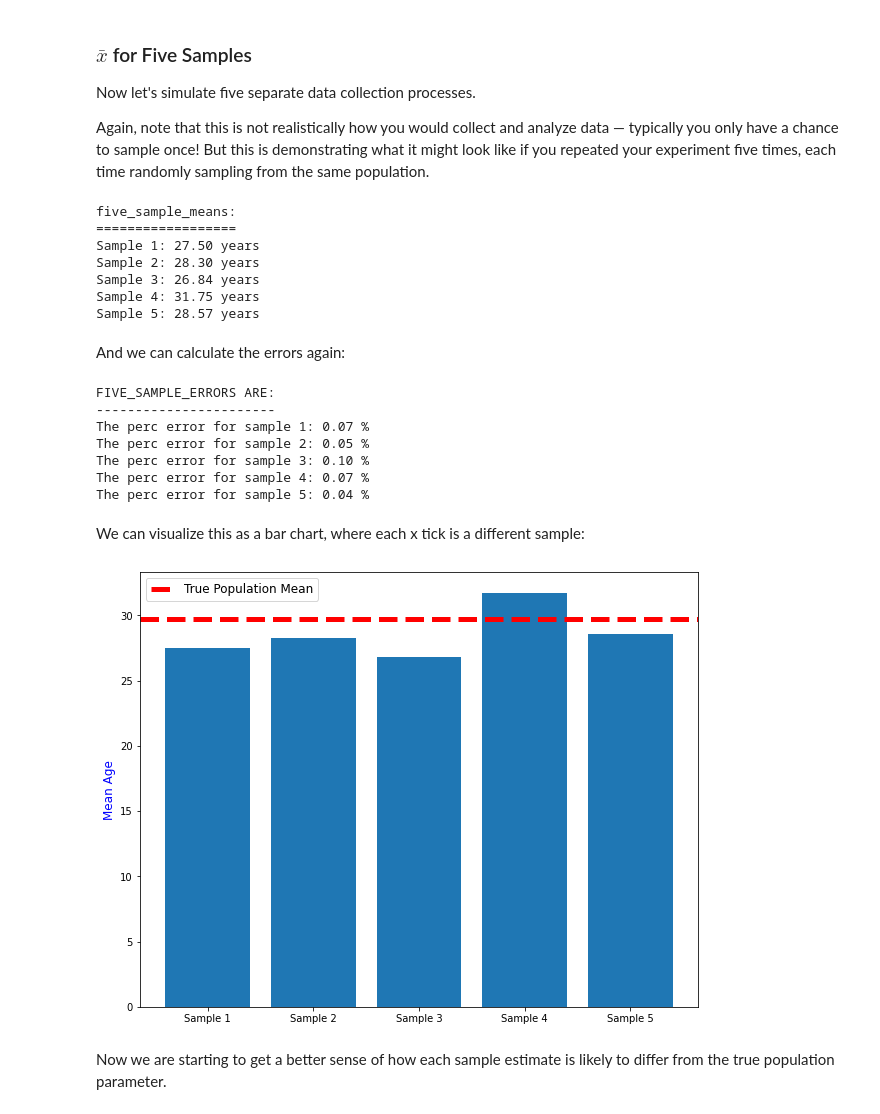
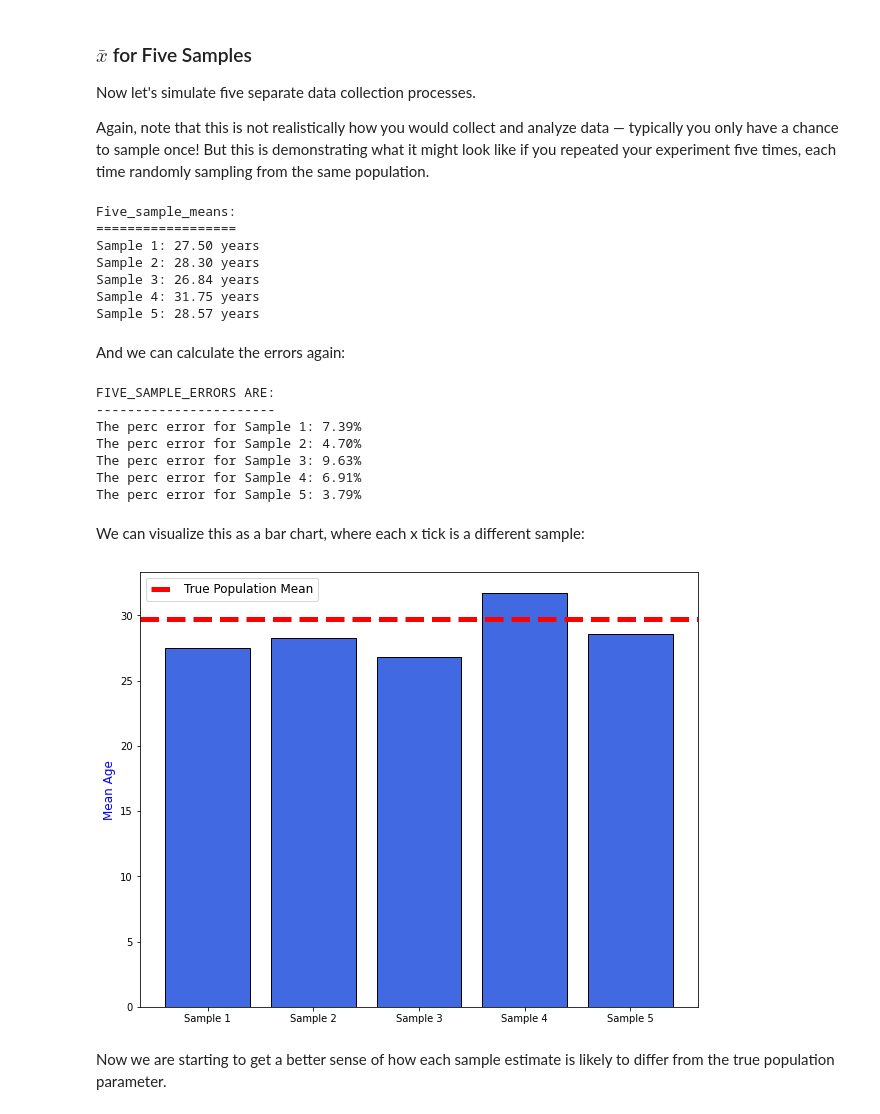
Before and after one commit to rurigi-waweru/dsfpt10-p2-31-dsc-introduction-to-sampling-tutorial, a Jupyter notebook: index.ipynb, the cells around one changed output. Cells and saved outputs as stored; diff of their text form; code cells hidden in the pictures.

```diff
--- a/index.ipynb
+++ b/index.ipynb
@@ -142,13 +142,13 @@ for i in range(5):
     sample = df.sample(n=50, random_state=i+100)
     five_sample_means.append(sample.Age.mean())
 # display five_sample_means
-print("five_sample_means:")
+print("Five_sample_means:")
 print("==================")
 # Display five_sample_means with their indices
 for index, mean in enumerate(five_sample_means):
     print(f"Sample {index + 1}: {mean:.2f} years")
 # %% [output]
-five_sample_means:
+Five_sample_means:
 ==================
 Sample 1: 27.50 years
 Sample 2: 28.30 years
@@ -165,16 +165,15 @@ five_sample_errors = [np.abs(sample_mean-population_mean)/population_mean
 print("five_sample_errors are:".upper())
 print("-----------------------")
 for index, error in enumerate(five_sample_errors):
-    print(f"The perc error for sample {index + 1}: {error:.2f} %")
-    # print(f"The perc error for sample {error:.2f} %")
+    print(f"The perc error for Sample {index + 1}: {error:.2%}")
 # %% [output]
 FIVE_SAMPLE_ERRORS ARE:
 -----------------------
-The perc error for sample 1: 0.07 %
-The perc error for sample 2: 0.05 %
-The perc error for sample 3: 0.10 %
-The perc error for sample 4: 0.07 %
-The perc error for sample 5: 0.04 %
+The perc error for Sample 1: 7.39%
+The perc error for Sample 2: 4.70%
+The perc error for Sample 3: 9.63%
+The perc error for Sample 4: 6.91%
+The perc error for Sample 5: 3.79%
 # %% [markdown]
 We can visualize this as a bar chart, where each x tick is a different sample:
 # %%
@@ -187,26 +186,26 @@ from matplotlib.lines import Line2D
 # %%
 # Create a bar plot of the five_sample_means
 x_labels = [f"Sample {x}" for x in range(1, 6)]
 # setting the figure size
 fig, ax = plt.subplots(figsize=(10,8))
 # displaying  the bar plots
-ax.bar(x_labels, five_sample_means)
+ax.bar(x_labels, five_sample_means, edgecolor="black", color="royalblue")
 # setting the x-axis label
-ax.set_ylabel("Mean Age", color="blue", fontsize="large")  # Corrected here
+ax.set_ylabel("Mean Age", color="blue", fontsize="large")
 # setting the marker-line for the plot
 ax.axhline(y=population_mean,
            color="red",
            lw=5,
            ls="--"
            )
 # setting the legend of the plot
 ax.legend(
     handles=[Line2D([0],[0], color="red", lw=5, ls="--")],
     labels=["True Population Mean"],
     fontsize="large"
 );
 # %% [output]
-[figure, old version]
+[figure, new version]
 # %% [markdown]
 Now we are starting to get a better sense of how each sample estimate is likely to differ from the true population parameter.
 # %% [markdown]
```
Also changed, not shown: parts of 1 cell of this notebook.
